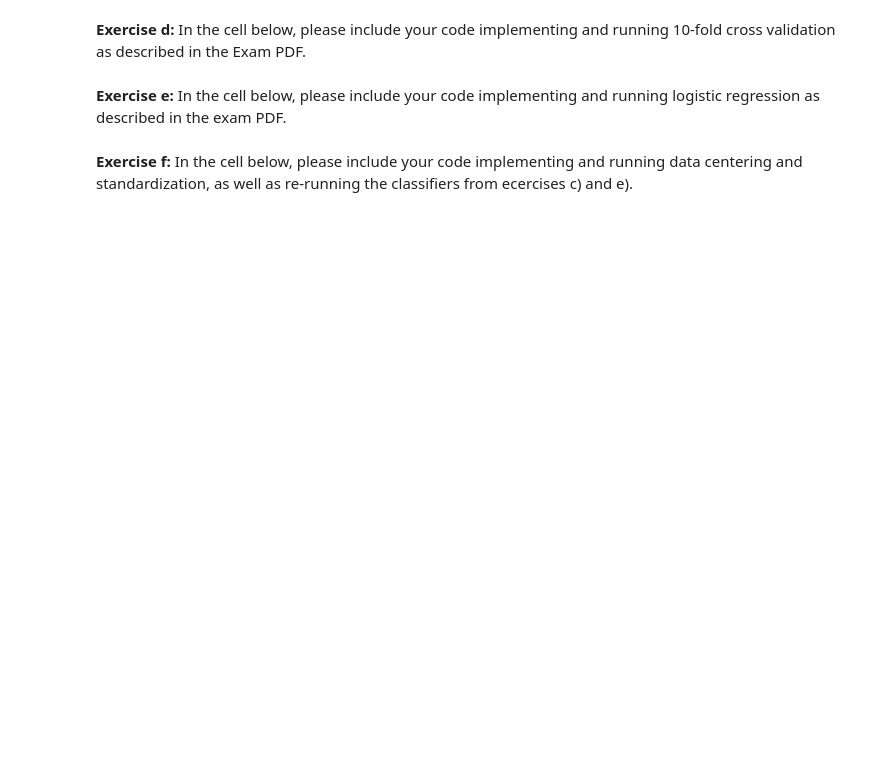
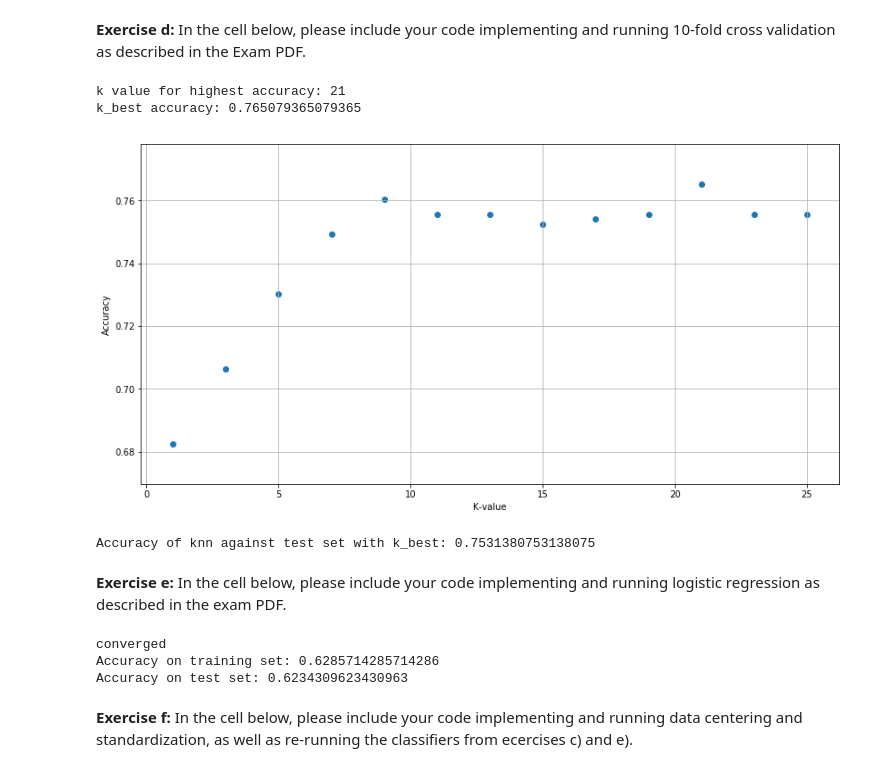
Before and after one commit to Cavtheman/skolearbejde, a Jupyter notebook: mad/exam/PCA and classification.ipynb, the cells around one changed output. Drawn from its saved outputs; the diff is of its cells as text; code cells hidden in the pictures; blank space fills up the shorter version.

```diff
--- a/mad/exam/PCA and classification.ipynb
+++ b/mad/exam/PCA and classification.ipynb
@@ -61,2 +65,37 @@ def knn(train, test, trainlab, testlab, k)
+# %%
+# This function is based on one from the lectures
+def distanceMat(train, test):
+    distMat = np.zeros((train.shape[0], test.shape[0]))
+
+    for i in range(train.shape[0]):
+        for j in range(test.shape[0]):
+            distMat[i,j] = np.linalg.norm(train[i,:]-test[j,:])
+
+    return distMat
+
+# This function assumes two labels as 0 and 1, respectively
+def knn(train, test, trainlab, testlab, k):
+    distMat = distanceMat(test,train)
+    sortedInd = np.argsort(distMat, axis=1)
+    sortedPreds = trainlab[sortedInd]
+
+    # Temporarily changes 0 values in the
+    predictions = np.floor(np.sign(np.sum((sortedPreds[:,range(k)]-0.5)*2,1))/2 + 0.5)
+    accuracy = 1 - (np.sum(np.abs(predictions-testlab))/len(testlab))
+    return predictions, accuracy
 # %% [markdown]
 **Exercise c:** In the cell below, please include your code for running kNN on the dataset as described in the exam PDF.
+# %%
+# Testing against itself
+for i in range(1,12,2):
+    point = knn(trainset, trainset, trainlabels, trainlabels, i)[1]
+    print(f"Accuracy when testing against the training set with k = {i}: {point*100}%")
+    #plt.scatter(i, point)
+#plt.show()
+
+# Testing aginst the test set
+for i in range(1,12,2):
+    point = knn(trainset, testset, trainlabels, testlabels, i)[1]
+    print(f"Accuracy when testing against the test set with k = {i}: {point*100}%")
+    #plt.scatter(i, point)
+#plt.show()
@@ -65,2 +176,17 @@ def knn(train, test, trainlab, testlab, k)
+# %%
+print(f"k value for highest accuracy: {kAccs[0]}")
+print(f"k_best accuracy: {kAccs[1][kAccs[2]]}")
+plt.grid()
+plt.ylabel("Accuracy")
+plt.xlabel("K-value")
+plt.scatter(np.arange(1,26,2),kAccs[1])
+plt.show()
+
+print(f"Accuracy of knn against test set with k_best: {knn(trainset,testset,trainlabels,testlabels, kAccs[0])[1]}")
+# %% [output]
+k value for highest accuracy: 21
+k_best accuracy: 0.765079365079365
+[figure, added]
+Accuracy of knn against test set with k_best: 0.7531380753138075
 # %% [markdown]
 **Exercise e:** In the cell below, please include your code implementing and running logistic regression as described in the exam PDF.
@@ -67,2 +299,19 @@ def knn(train, test, trainlab, testlab, k)
+# %%
+negTrainLabels = ((trainlabels-0.5)*2).reshape(trainlabels.shape[0],1)
+negTestLabels = ((testlabels-0.5)*2).reshape(testlabels.shape[0],1)
+wopt = log_reg(trainset, negTrainLabels, 100000, 0.5)[0]
+
+def findAcc(accSet, labels, weights):
+    N = accSet.shape[0]
+    _, pred_classes = log_pred(accSet, weights)
+    errors = np.sum(np.abs(pred_classes.reshape(N,1) - labels))/2
+    return (N-errors)/N
+
+print('Accuracy on training set:', findAcc(trainset, negTrainLabels, wopt))
+print('Accuracy on test set:', findAcc(testset, negTestLabels, wopt))
+# %% [output]
+converged
+Accuracy on training set: 0.6285714285714286
+Accuracy on test set: 0.6234309623430963
 # %% [markdown]
 **Exercise f:** In the cell below, please include your code implementing and running data centering and standardization, as well as re-running the classifiers from ecercises c) and e).
```
Also changed, not shown: parts of 9 cells of this notebook, 23 other files.
